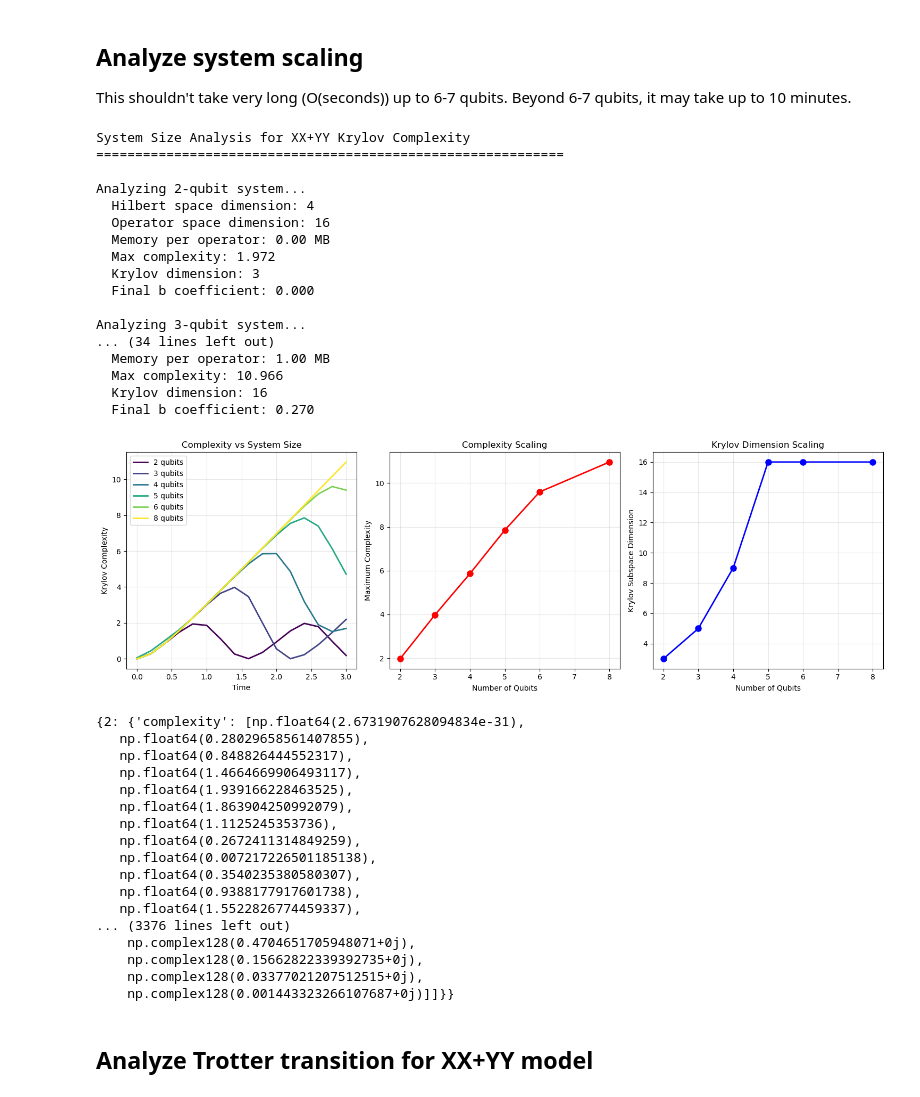
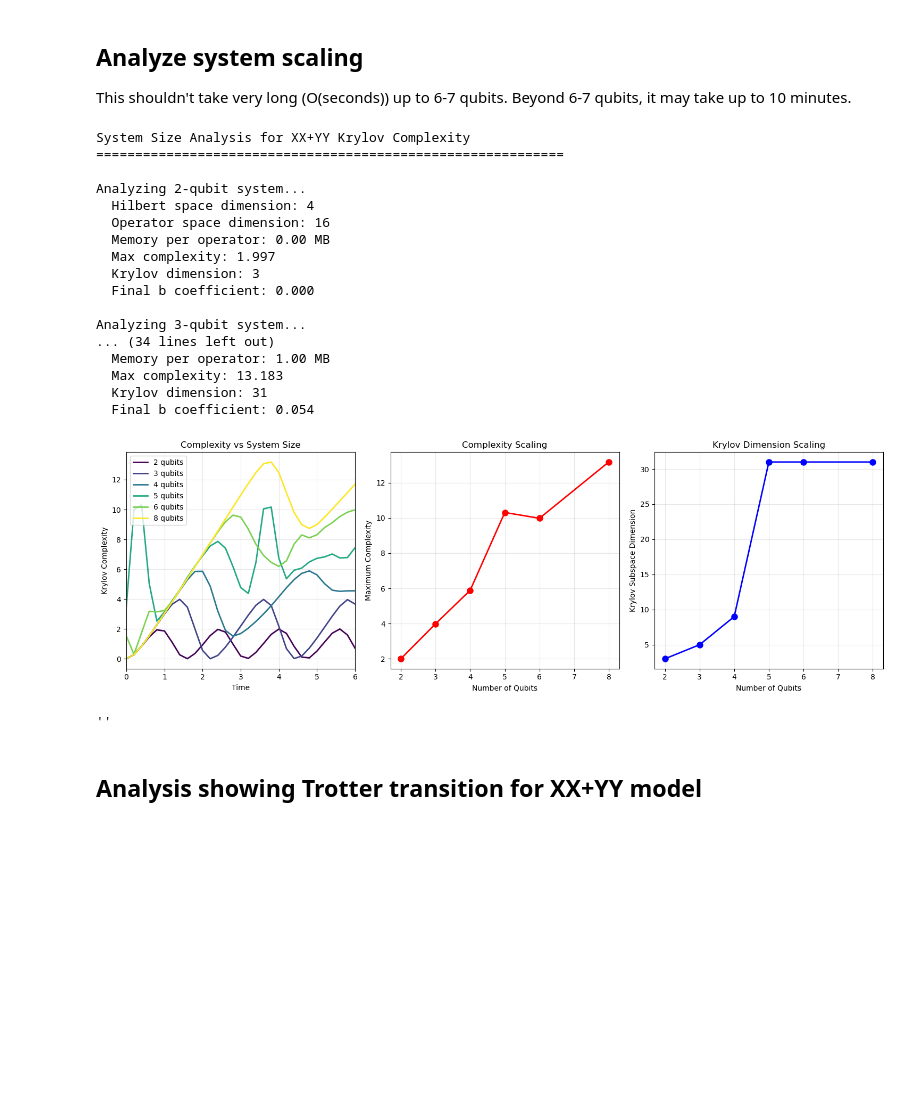
Before and after one commit to UnnatiAkhouri/QuNet, a Jupyter notebook: QuNet_bootcamp_2025/Session_6/Krylov_complexity.ipynb, the cells around one changed output. Cells and saved outputs as stored; diff of their text form; code cells hidden in the pictures; blank space fills up the shorter version.

Commit message:
krylov updates

```diff
--- a/QuNet_bootcamp_2025/Session_6/Krylov_complexity.ipynb
+++ b/QuNet_bootcamp_2025/Session_6/Krylov_complexity.ipynb
@@ -43,15 +45,18 @@ def xx_yy_chain_hamiltonian(n_qubits, J=1.0, periodic=False):
     """
     N-qubit XX+YY chain Hamiltonian
 
-    Parameters:
+    Parameters
+    ----------
     - n_qubits: Number of qubits in the chain
     - J: Coupling strength
     - periodic: Whether to use periodic boundary conditions
 
-    Returns:
+    Returns
+    -------
     - H: (2^n × 2^n) Hamiltonian matrix
 
-    System sizes and computational complexity:
+    System sizes and computational complexity
+    -----------------------------------------
     - 2 qubits: 4×4 matrices, ~KB memory
     - 3 qubits: 8×8 matrices, ~KB memory
     - 4 qubits: 16×16 matrices, ~KB memory
@@ -123,7 +128,8 @@ def create_initial_operator(n_qubits, op_type='single_z', position=0):
     """
     Create initial operators for different system sizes
 
-    Parameters:
+    Parameters
+    ----------
     - n_qubits: System size
     - op_type: Type of initial operator
         - 'single_z': σᶻ at position, I elsewhere
@@ -131,7 +137,8 @@ def create_initial_operator(n_qubits, op_type='single_z', position=0):
         - 'local_sum': Sum of nearby Pauli operators
     - position: Position for single-site operators
 
-    Returns:
+    Returns
+    -------
     - operator: (2^n × 2^n) initial operator matrix
     """
     if position >= n_qubits:
@@ -193,8 +202,18 @@ def analyze_system_scaling(
         system_sizes = [2, 3, 4, 5, 6, 8], # Beyond 6-7 qubits becomes computationally expensive
         ):
     """
-    Analyze Krylov complexity for different system sizes
-    Shows computational limits and scaling behavior
+    Analyze Krylov complexity for different system sizes.
+    Shows computational limits and scaling behavior.
+
+    Parameters
+    ----------
+    - dt: time interval for each time step
+    - t_max: maximum time steps to run for
+    - system_sizes: list of sizes of systems (number of qubits) for each trial
+
+    Returns
+    -------
+    - results_by_size: dictionary containing results for each system size
     """
     print("System Size Analysis for XX+YY Krylov Complexity")
     print("=" * 60)
@@ -253,6 +272,7 @@ def analyze_system_scaling(
 
         plt.xlabel('Time')
         plt.ylabel('Krylov Complexity')
+        plt.xlim(min(times),max(times))
         plt.title('Complexity vs System Size')
         plt.legend()
         plt.grid(True, alpha=0.3)
@@ -553,49 +605,34 @@ dict_keys(['complexity', 'krylov_operators', 'lanczos_a', 'lanczos_b', 'expansio
 
 This shouldn't take very long (O(seconds)) up to 6-7 qubits. Beyond 6-7 qubits, it may take up to 10 minutes.
 # %%
-analyze_system_scaling(
-    dt = 0.2,
-    t_max = 15,
-    system_sizes = [2, 3, 4, 5, 6, 8], # Beyond 6-7 qubits becomes computationally expensive
-)
+results_by_sys_size = analyze_system_scaling(
+                                dt = 0.2,
+                                t_max = 30,
+                                system_sizes = [2, 3, 4, 5, 6, 8], # Beyond 6-7 qubits becomes computationally expensive
+                            )
+''
 # %% [output]
 System Size Analysis for XX+YY Krylov Complexity
 ============================================================
 
 Analyzing 2-qubit system...
   Hilbert space dimension: 4
   Operator space dimension: 16
   Memory per operator: 0.00 MB
-  Max complexity: 1.972
+  Max complexity: 1.997
   Krylov dimension: 3
   Final b coefficient: 0.000
 
 Analyzing 3-qubit system...
 ... (34 lines left out)
   Memory per operator: 1.00 MB
-  Max complexity: 10.966
-  Krylov dimension: 16
-  Final b coefficient: 0.270
+  Max complexity: 13.183
+  Krylov dimension: 31
+  Final b coefficient: 0.054
-[figure, old version]
+[figure, new version]
-{2: {'complexity': [np.float64(2.6731907628094834e-31),
-   np.float64(0.28029658561407855),
-   np.float64(0.848826444552317),
-   np.float64(1.4664669906493117),
-   np.float64(1.939166228463525),
-   np.float64(1.863904250992079),
-   np.float64(1.1125245353736),
-   np.float64(0.2672411314849259),
-   np.float64(0.007217226501185138),
-   np.float64(0.3540235380580307),
-   np.float64(0.9388177917601738),
-   np.float64(1.5522826774459337),
-... (3376 lines left out)
-    np.complex128(0.4704651705948071+0j),
-    np.complex128(0.15662822339392735+0j),
-    np.complex128(0.03377021207512515+0j),
-    np.complex128(0.001443323266107687+0j)]]}}
+''
 # %% [markdown]
-## Analyze Trotter transition for XX+YY model
+## Analysis showing Trotter transition for XX+YY model
 # %%
 def analyze_xx_yy_transitions():
     """
```
Also changed, not shown: parts of 11 cells of this notebook, 7 other files.
